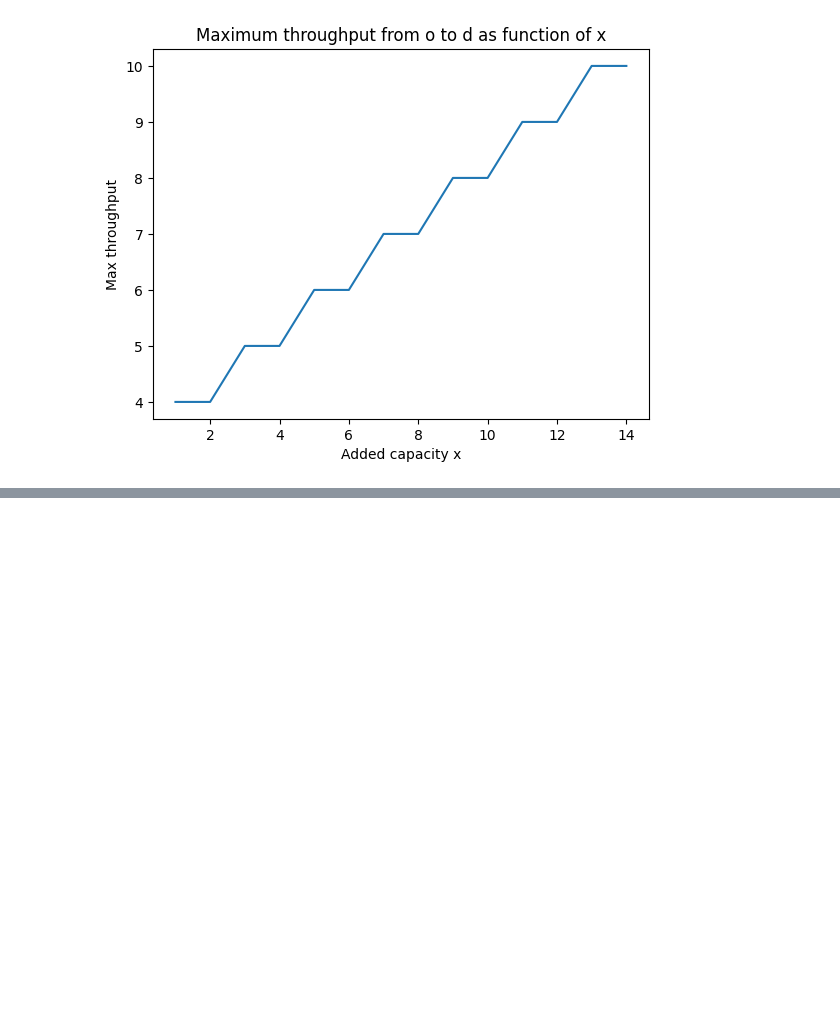
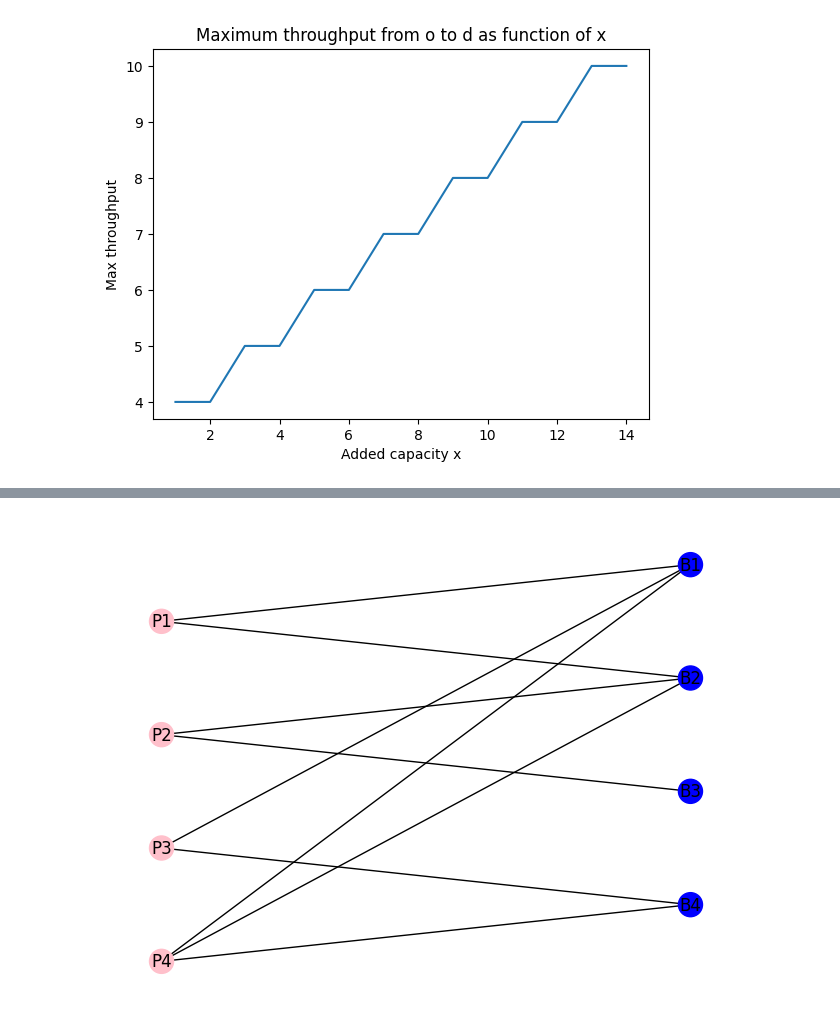
Before and after one commit to alecasel/Network-Dynamics-And-Learning, a Jupyter notebook: h1/Homework1.ipynb, the cells around one changed output, grey strips where cells are left out. Drawn from its saved outputs; the diff is of its cells as text; code cells hidden in the pictures; blank space fills up the shorter version.

```diff
--- a/h1/Homework1.ipynb
+++ b/h1/Homework1.ipynb
@@ -188,0 +200,16 @@ plt.show()
+# %%
+G = nx.Graph()
+G.add_edges_from([('P1','B1'),('P1','B2'),('P2','B2'),('P2','B3'), ('P3', 'B1'),
+                  ('P3', 'B4'), ('P4', 'B1'), ('P4', 'B2'), ('P4', 'B4')])
+
+color_map = ['pink' if 'P' in node else 'blue' for node in G]
+pos = {'P1':[0,4], 'P2':[0,2], 'P3':[0,0], 'P4':[0,-2], 'B1':[2,5], 'B2': [2, 3],
+       'B3': [2, 1], 'B4': [2, -1]}
+
+nx.draw(G, pos, node_color=color_map, with_labels=True)
+
+simple_graph = G.copy()
+simple_pos = pos.copy()
+simple_colormap = color_map.copy()
+# %% [output]
+[figure, added]
```
Also changed, not shown: parts of 23 cells of this notebook.
